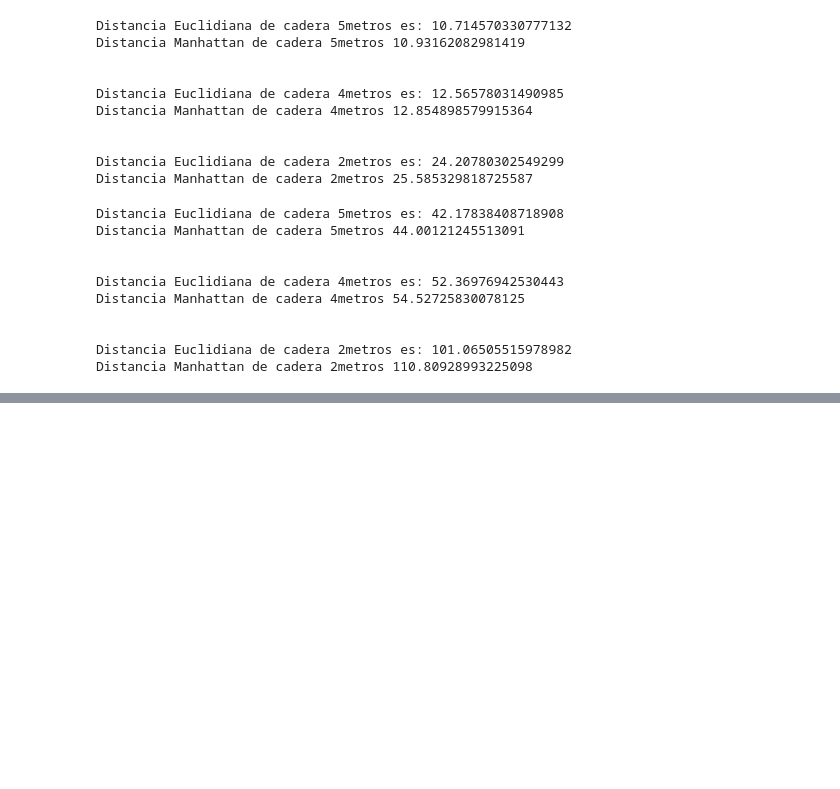
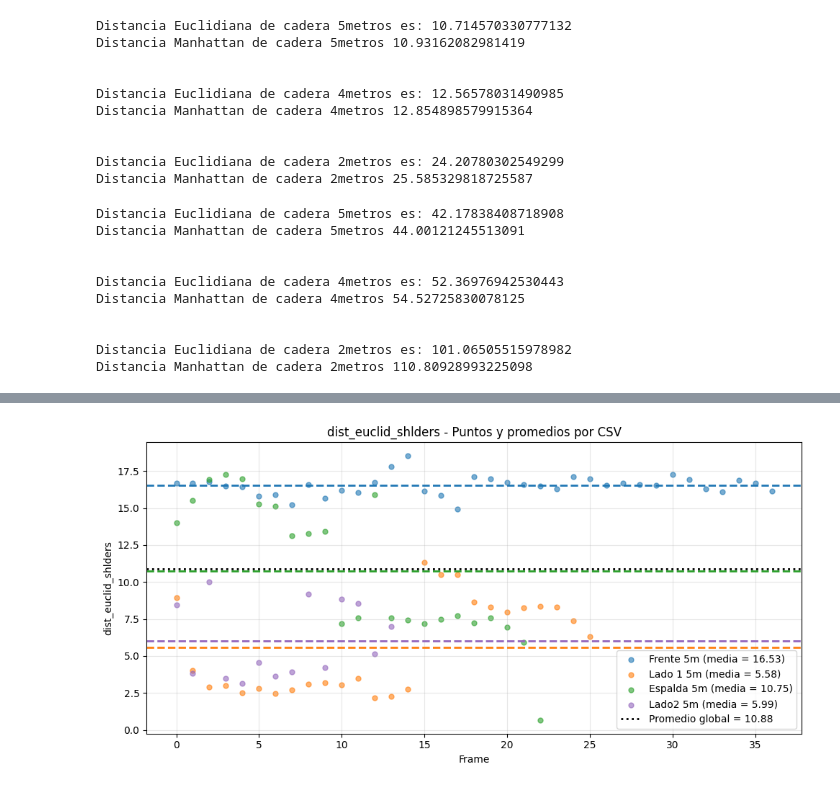
Before and after one commit to AlejandroRCruz/Tesis, a Jupyter notebook: Graficas_errores.ipynb, the cells around one changed output, grey strips where cells are left out. Saved outputs shown, nothing was run; the diff lists cells and outputs as text; code cells hidden in the pictures; blank space fills up the shorter version.

```diff
--- a/Graficas_errores.ipynb
+++ b/Graficas_errores.ipynb
@@ -72,0 +92,94 @@ Distancia Manhattan de cadera 2metros 110.80928993225098
+# %%
+import pandas as pd
+import matplotlib.pyplot as plt
+import numpy as np
+
+# === ARCHIVOS CSV ===
+csv_files = ['Estadisticas/EstadisticasF_5m_nano_ByN.csv',
+             "Estadisticas/EstadisticasL15m_nano_ByN.csv",
+             'Estadisticas/EstadisticasE_5m_nano_ByN.csv',
+             "Estadisticas/EstadisticasL25m_nano_ByN.csv"]
+
+nombres = ["Frente 5m", "Lado 1 5m", "Espalda 5m","Lado2 5m"]
+colores = ["tab:blue", "tab:orange", "tab:green","tab:purple"]
+# === CARGA DE LOS CSV ===
+dfs = []
+for i, file in enumerate(csv_files):
+    df_temp = pd.read_csv(file)
+    df_temp["origen"] = nombres[i]
+    dfs.append(df_temp)
+
+# Combinar todo en un solo DataFrame
+df = pd.concat(dfs, ignore_index=True)
+
+# === MÉTRICAS A ANALIZAR ===
+metricas = [
+    "dist_euclid_shlders", "dist_manh_shlders",
+    "dist_euclid_left_shoulder_hip", "dist_manh_left_shoulder_hip",
+    "dist_euclid_right_shoulder_hip", "dist_manh_right_shoulder_hip",
+    "dist_euclid_hips", "dist_manh_hips",
+    "cpu_percent", "memory_percent"
+]
+
+# === VISUALIZACIÓN 1: DISPERSIÓN CON PROMEDIOS ===
+for metrica in metricas:
+    plt.figure(figsize=(10, 5))
+
+    # Graficar puntos y líneas de promedio para cada CSV
+    for i, df_individual in enumerate(dfs):
+        plt.scatter(
+            df_individual["frame"], df_individual[metrica],
+            label=f"{nombres[i]} (media = {df_individual[metrica].mean():.2f})",
+            alpha=0.6, s=25, color=colores[i]
+        )
+        plt.axhline(
+            y=df_individual[metrica].mean(),
+            color=colores[i],
+            linestyle="--",
+            linewidth=2
+        )
+
+    # Graficar promedio global
+    promedio_global = df[metrica].mean()
+    plt.axhline(
+        y=promedio_global,
+        color="black",
+        linestyle=":",
+        linewidth=2,
+        label=f"Promedio global = {promedio_global:.2f}"
+    )
+
+    plt.title(f"{metrica} - Puntos y promedios por CSV")
+    plt.xlabel("Frame")
+    plt.ylabel(metrica)
+    plt.legend()
+    plt.grid(alpha=0.3)
+    plt.tight_layout()
+    plt.show()
+
+# === VISUALIZACIÓN 2: GRÁFICOS DE BARRAS PARA PROMEDIOS ===
+for metrica in metricas:
+    plt.figure(figsize=(8, 5))
+
+    # Calcular promedios individuales
+    promedios = [df_individual[metrica].mean() for df_individual in dfs]
+    promedio_global = df[metrica].mean()
+
+    # Posiciones para las barras
+    x = np.arange(len(nombres) + 1)
+    valores = promedios + [promedio_global]
+    etiquetas = nombres + ["Global"]
+    colores_barras = colores + ["black"]
+
+    # Graficar barras
+    plt.bar(x, valores, color=colores_barras, alpha=0.7)
+    for i, v in enumerate(valores):
+        plt.text(i, v, f"{v:.2f}", ha="center", va="bottom", fontsize=10)
+
+    plt.xticks(x, etiquetas)
+    plt.title(f"Promedios de {metrica}")
+    plt.ylabel("Valor promedio")
+    plt.tight_layout()
+    plt.show()
+# %% [output]
+[figure, added]
```
Also changed, not shown: parts of 11 cells of this notebook.
